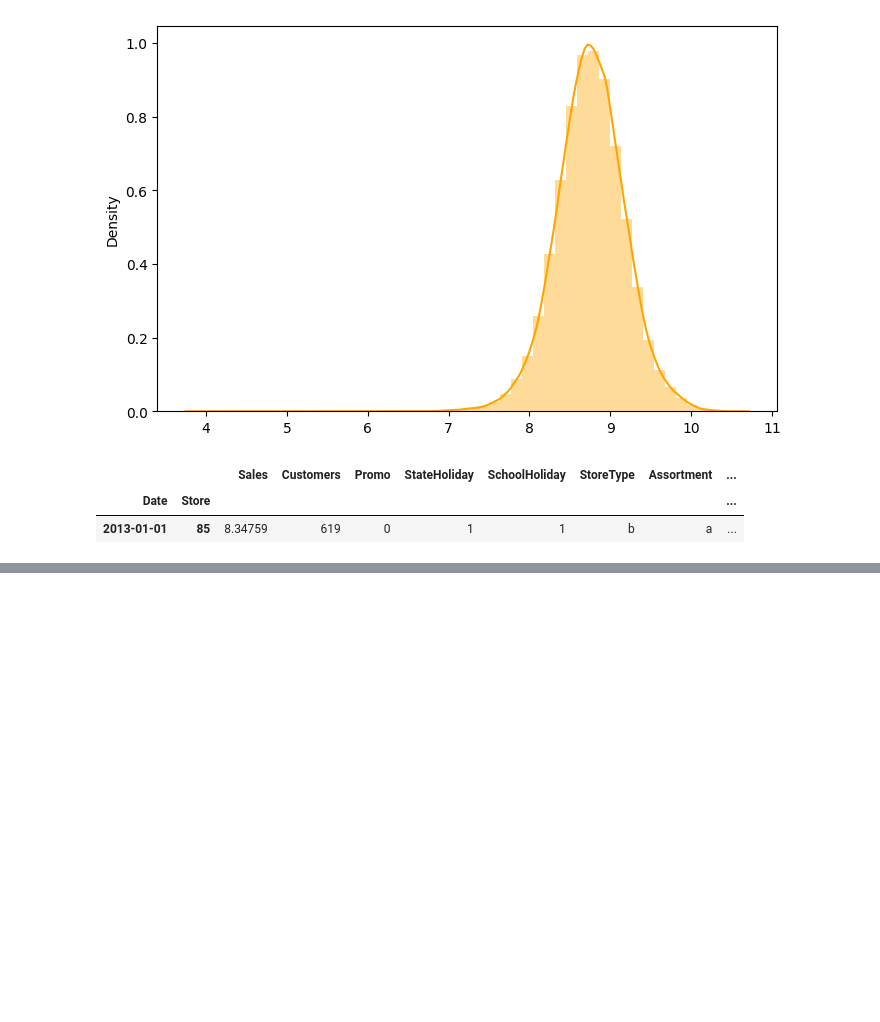
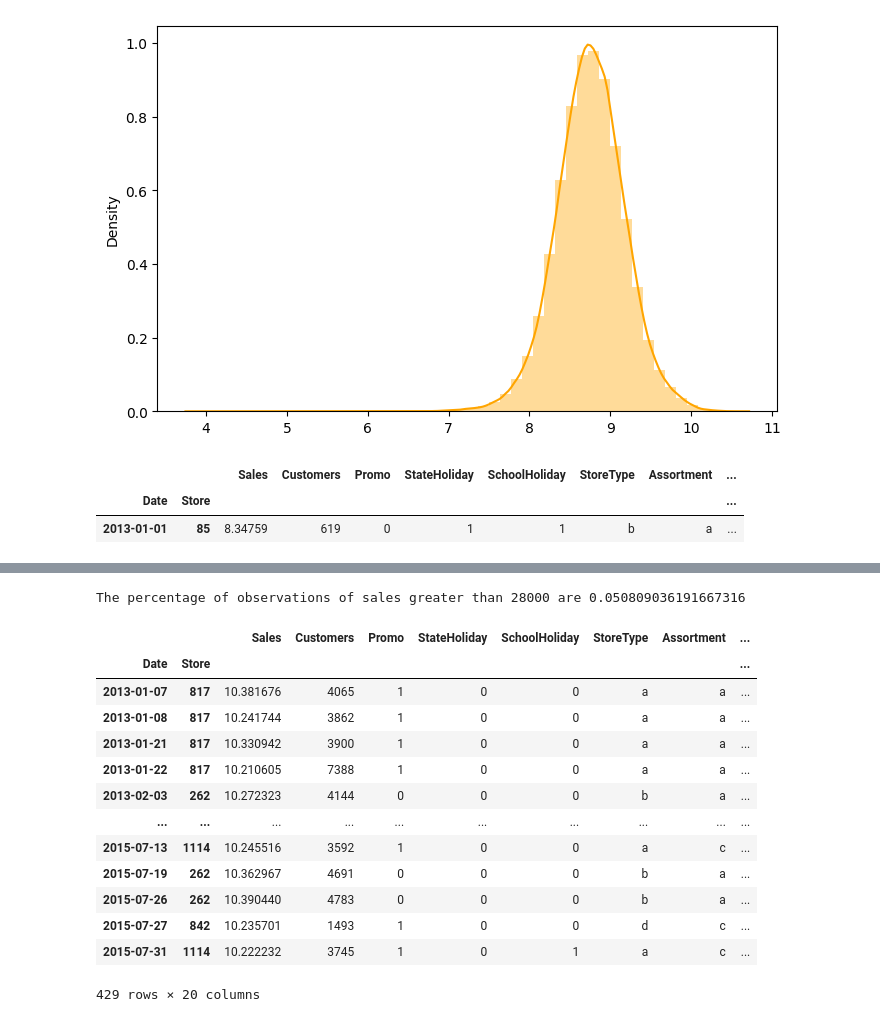
Before and after one commit to nandukamankar/regression-analysis, a Jupyter notebook: Copy_of_regression_analysis_on_rossmann_store_sales_by_nandu_final_.ipynb, the cells around one changed output, grey strips where cells are left out. Saved outputs shown, nothing was run; the diff lists cells and outputs as text; code cells hidden in the pictures; blank space fills up the shorter version.

```diff
--- a/Copy_of_regression_analysis_on_rossmann_store_sales_by_nandu_final_.ipynb
+++ b/Copy_of_regression_analysis_on_rossmann_store_sales_by_nandu_final_.ipynb
@@ -962,0 +1006,30 @@ df1.head(1)
+# %%
+# Percentage of sales greater than 10.2:-
+
+sales_outliers = df1.loc[df1['Sales'] > 10.2]
+percentage_of_outliers = (len(sales_outliers) / len(df1)) * 100
+
+# Print:-
+
+print(f'The percentage of observations of sales greater than 28000 are {percentage_of_outliers}')
+# %% [output]
+The percentage of observations of sales greater than 28000 are 0.050809036191667316
+# %%
+# Exploring the reasons behind this behaviour:-
+
+sales_outliers
+# %% [output]
+|  |  | Sales | Customers | Promo | StateHoliday | SchoolHoliday | StoreType | Assortment | ... |
+| Date | Store |  |  |  |  |  |  |  | ... |
+| 2013-01-07 | 817 | 10.381676 | 4065 | 1 | 0 | 0 | a | a | ... |
+| 2013-01-08 | 817 | 10.241744 | 3862 | 1 | 0 | 0 | a | a | ... |
+| 2013-01-21 | 817 | 10.330942 | 3900 | 1 | 0 | 0 | a | a | ... |
+| 2013-01-22 | 817 | 10.210605 | 7388 | 1 | 0 | 0 | a | a | ... |
+| 2013-02-03 | 262 | 10.272323 | 4144 | 0 | 0 | 0 | b | a | ... |
+| ... | ... | ... | ... | ... | ... | ... | ... | ... | ... |
+| 2015-07-13 | 1114 | 10.245516 | 3592 | 1 | 0 | 0 | a | c | ... |
+| 2015-07-19 | 262 | 10.362967 | 4691 | 0 | 0 | 0 | b | a | ... |
+| 2015-07-26 | 262 | 10.390440 | 4783 | 0 | 0 | 0 | b | a | ... |
+| 2015-07-27 | 842 | 10.235701 | 1493 | 1 | 0 | 0 | d | c | ... |
+| 2015-07-31 | 1114 | 10.222232 | 3745 | 1 | 0 | 1 | a | c | ... |
+429 rows × 20 columns
```
Also changed, not shown: parts of 12 cells of this notebook.
